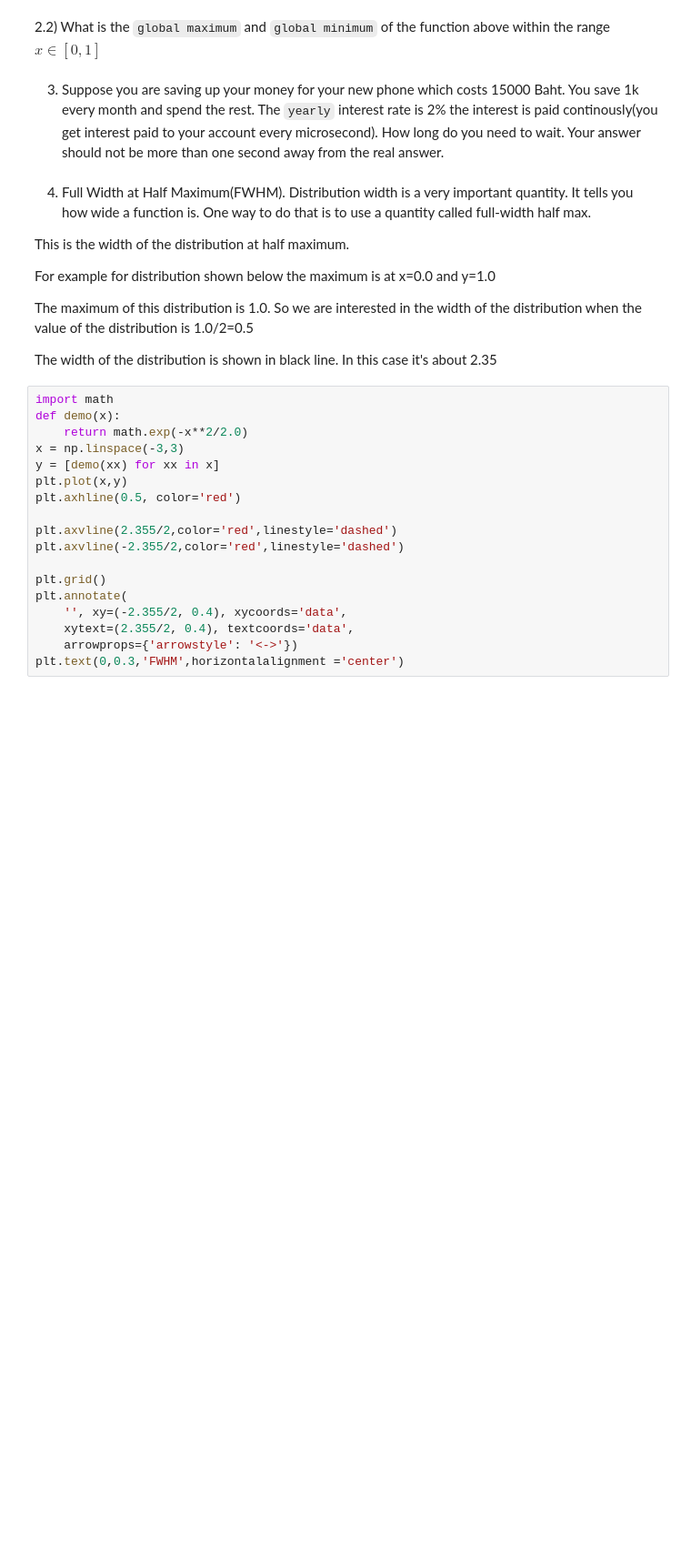
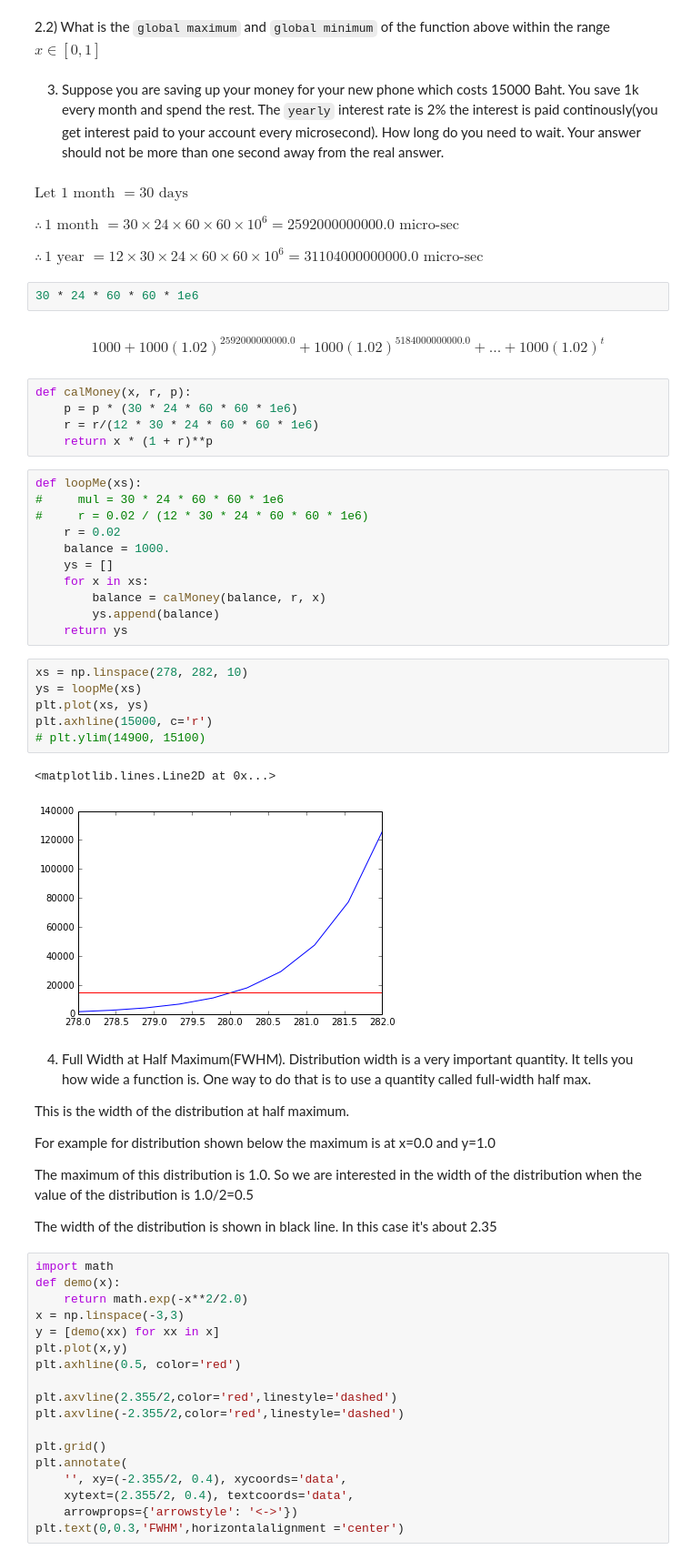
Before and after one commit to KongsakTi/NumMeth, a Jupyter notebook: Week02/Homework2.ipynb, the cells around one changed output. Shown at 91% size. Drawn from its saved outputs; the diff is of its cells as text; blank space fills up the shorter version.

```diff
--- a/Week02/Homework2.ipynb
+++ b/Week02/Homework2.ipynb
@@ -108,6 +109,43 @@ plt.axvline(0.785400390625, c = 'c', ls='--')
 2.2) What is the `global maximum` and `global minimum` of the function above within the range $x\in[0,1]$
 # %% [markdown]
 3) Suppose you are saving up your money for your new phone which costs 15000 Baht.  You save 1k every month and spend the rest. The `yearly` interest rate is 2% the interest is paid continously(you get interest paid to your account every microsecond). How long do you need to wait. Your answer should not be more than one second away from the real answer.
+# %% [markdown]
+$\mbox{Let } 1 \mbox{ month } = 30 \mbox{ days} $
+
+
+$\therefore \, 1 \mbox{ month } = 30 \times 24 \times 60 \times 60 \times 10^6 = 2592000000000.0 \mbox{ micro-sec}$
+
+
+$\therefore \, 1 \mbox{ year } = 12 \times 30 \times 24 \times 60 \times 60 \times 10^6 = 31104000000000.0 \mbox{ micro-sec}$
+# %%
+30 * 24 * 60 * 60 * 1e6
+# %% [markdown]
+$$ 1000 + 1000(1.02)^{2592000000000.0} + 1000(1.02)^{5184000000000.0} + ... + 1000(1.02)^t $$
+# %%
+def calMoney(x, r, p):
+    p = p * (30 * 24 * 60 * 60 * 1e6)
+    r = r/(12 * 30 * 24 * 60 * 60 * 1e6)
+    return x * (1 + r)**p
+# %%
+def loopMe(xs):
+#     mul = 30 * 24 * 60 * 60 * 1e6
+#     r = 0.02 / (12 * 30 * 24 * 60 * 60 * 1e6)
+    r = 0.02
+    balance = 1000.
+    ys = []
+    for x in xs:
+        balance = calMoney(balance, r, x)
+        ys.append(balance)
+    return ys
+# %%
+xs = np.linspace(278, 282, 10)
+ys = loopMe(xs)
+plt.plot(xs, ys)
+plt.axhline(15000, c='r')
+# plt.ylim(14900, 15100)
+# %% [output]
+<matplotlib.lines.Line2D at 0x...>
+[figure, added]
 # %% [markdown]
 4) Full Width at Half Maximum(FWHM). Distribution width is a very important quantity. It tells you how wide a function is. One way to do that is to use a quantity called full-width half max.
 
```
Also changed, not shown: parts of 4 cells of this notebook.
